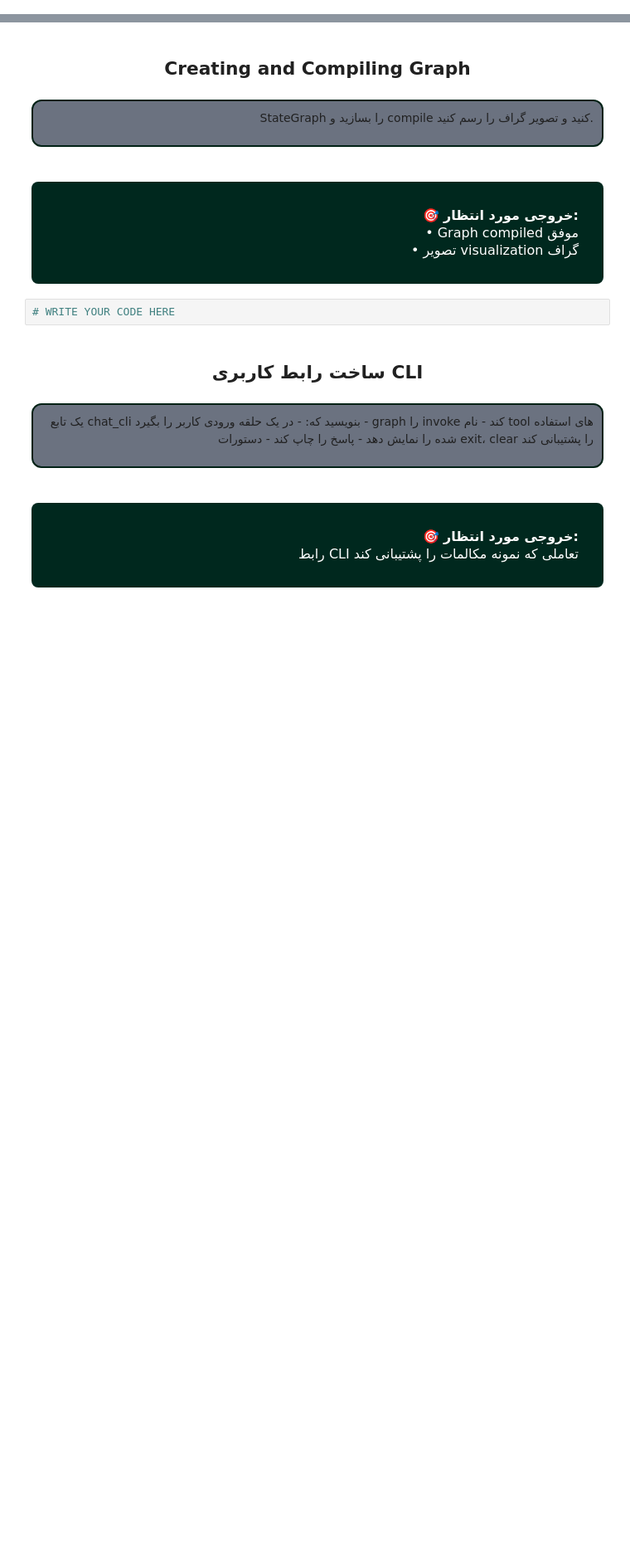
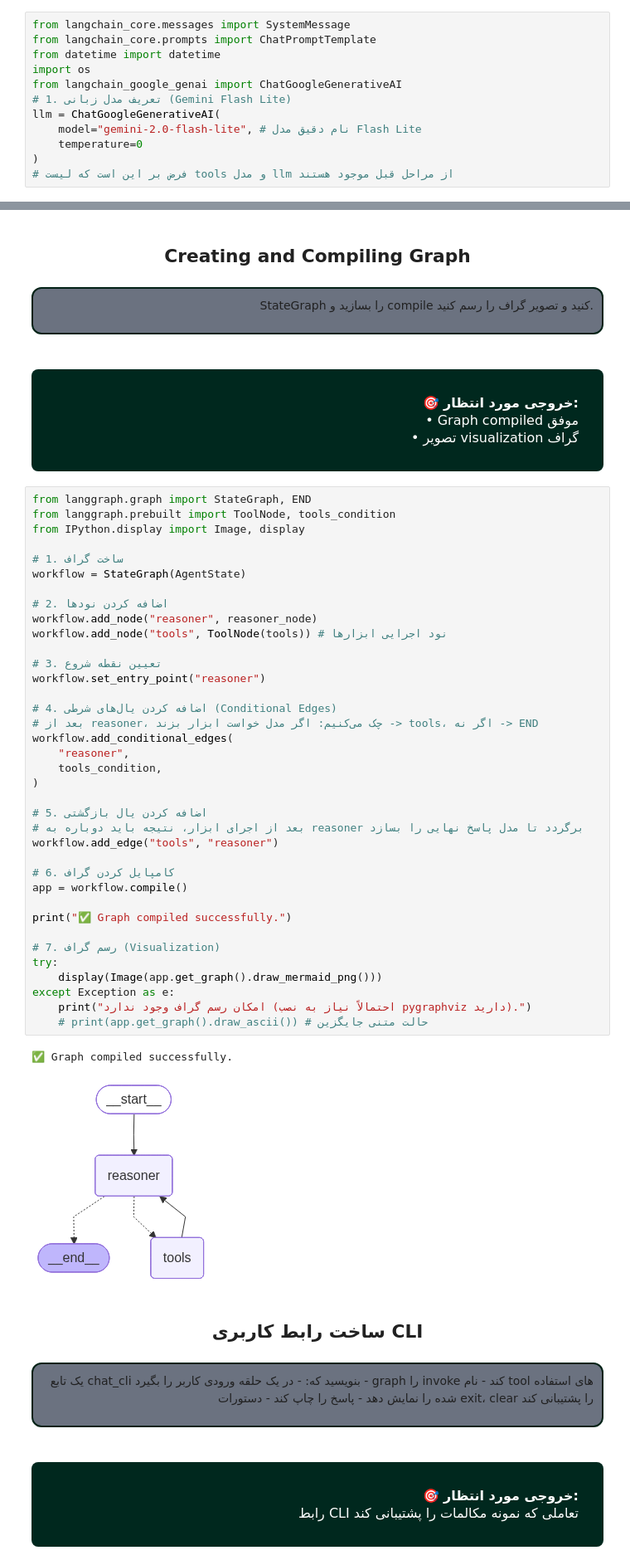
Before and after one commit to tahamajs/Natural-Language-Processing-Projects, a Jupyter notebook: NLP_UT/CA5/answers/Q2/NLP_HW5_Q2.ipynb, the cells around one changed output, grey strips where cells are left out. Shown at 83% size. Saved outputs shown, nothing was run; the diff lists cells and outputs as text; blank space fills up the shorter version.

```diff
--- a/NLP_UT/CA5/answers/Q2/NLP_HW5_Q2.ipynb
+++ b/NLP_UT/CA5/answers/Q2/NLP_HW5_Q2.ipynb
@@ -607,0 +1773,12 @@ https://arxiv.org/pdf/2210.03629
+# %%
+from langchain_core.messages import SystemMessage
+from langchain_core.prompts import ChatPromptTemplate
+from datetime import datetime
+import os
+from langchain_google_genai import ChatGoogleGenerativeAI
+# 1. تعریف مدل زبانی (Gemini Flash Lite)
+llm = ChatGoogleGenerativeAI(
+    model="gemini-2.0-flash-lite", # نام دقیق مدل Flash Lite
+    temperature=0
+)
+# فرض بر این است که لیست tools و مدل llm از مراحل قبل موجود هستند
@@ -638,8 +1893,46 @@ StateGraph را بسازید و compile کنید و تصویر گراف را ر
 • Graph compiled موفق<br>
 • تصویر visualization گراف<br>
 </p>
-# %%
-# WRITE YOUR CODE HERE
+# %%
+from langgraph.graph import StateGraph, END
+from langgraph.prebuilt import ToolNode, tools_condition
+from IPython.display import Image, display
+
+# 1. ساخت گراف
+workflow = StateGraph(AgentState)
+
+# 2. اضافه کردن نودها
+workflow.add_node("reasoner", reasoner_node)
+workflow.add_node("tools", ToolNode(tools)) # نود اجرایی ابزارها
+
+# 3. تعیین نقطه شروع
+workflow.set_entry_point("reasoner")
+
+# 4. اضافه کردن یال‌های شرطی (Conditional Edges)
+# بعد از reasoner، چک می‌کنیم: اگر مدل خواست ابزار بزند -> tools، اگر نه -> END
+workflow.add_conditional_edges(
+    "reasoner",
+    tools_condition,
+)
+
+# 5. اضافه کردن یال بازگشتی
+# بعد از اجرای ابزار، نتیجه باید دوباره به reasoner برگردد تا مدل پاسخ نهایی را بسازد
+workflow.add_edge("tools", "reasoner")
+
+# 6. کامپایل کردن گراف
+app = workflow.compile()
+
+print("✅ Graph compiled successfully.")
+
+# 7. رسم گراف (Visualization)
+try:
+    display(Image(app.get_graph().draw_mermaid_png()))
+except Exception as e:
+    print("امکان رسم گراف وجود ندارد (احتمالاً نیاز به نصب pygraphviz دارید).")
+    # print(app.get_graph().draw_ascii()) # حالت متنی جایگزین
+# %% [output]
+✅ Graph compiled successfully.
+[figure, added]
 # %% [markdown]
 ## <div style="text-align: center; direction: rtl; font-family: Vazir;"> ساخت رابط کاربری CLI</div>
 # %% [markdown]
```
Also changed, not shown: parts of 38 cells of this notebook, 1 other file.
